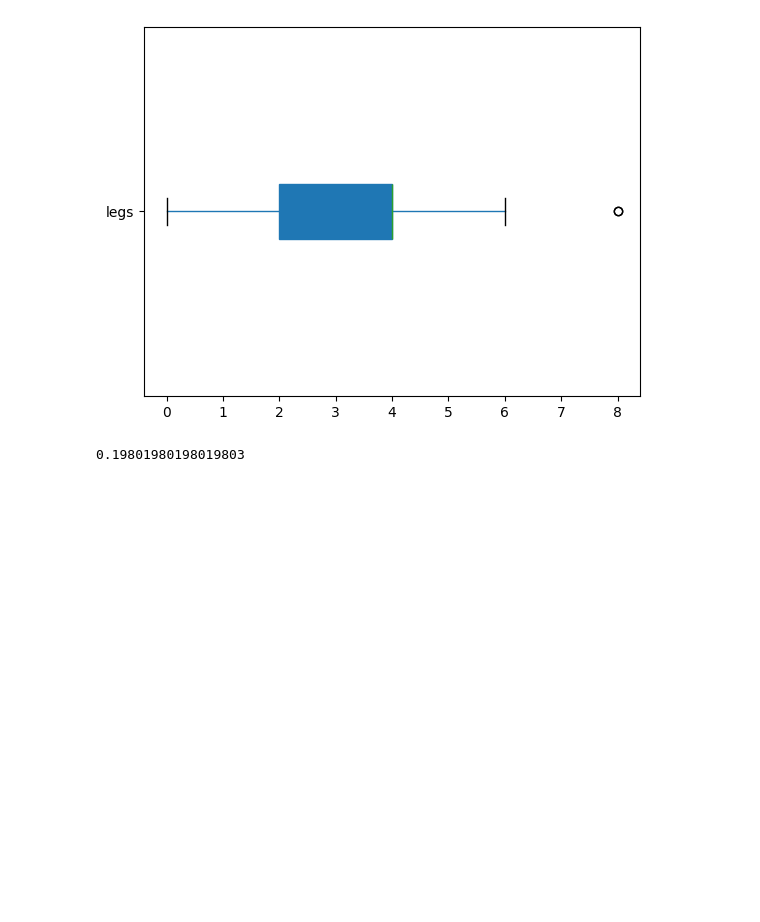
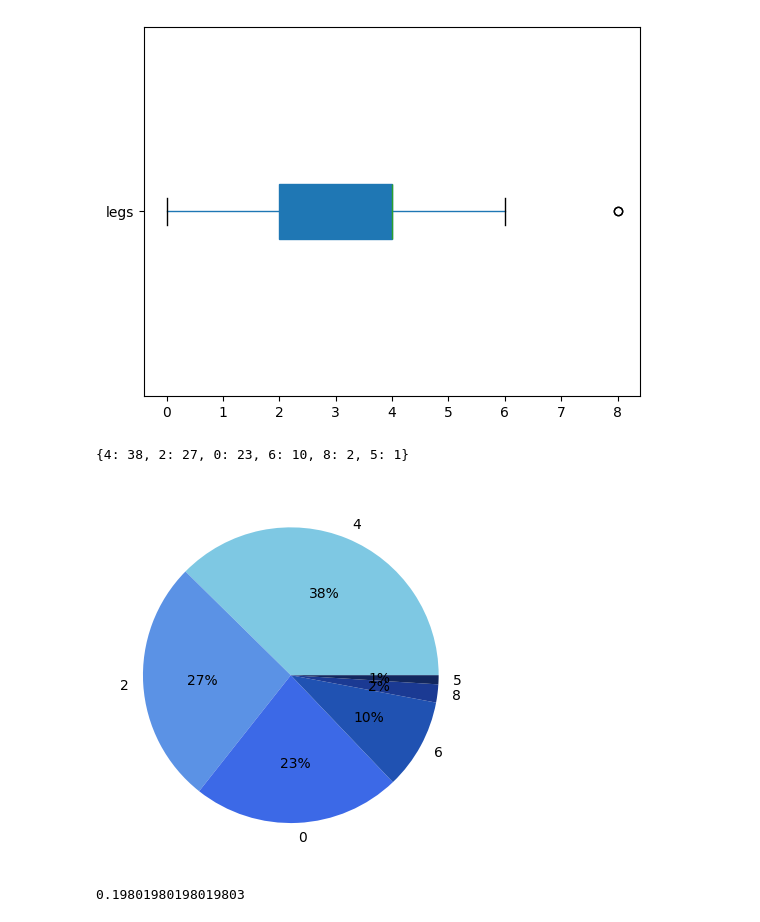
Before and after one commit to b8niiii/project, a Jupyter notebook: animal_notebook.ipynb, the cells around one changed output. Saved outputs shown, nothing was run; the diff lists cells and outputs as text; code cells hidden in the pictures; blank space fills up the shorter version.

Commit message:
Created a pie chart

```diff
--- a/animal_notebook.ipynb
+++ b/animal_notebook.ipynb
@@ -26,6 +26,23 @@ plot = zoo.boxplot("legs", grid = False, vert = False, patch_artist = True )
 plt.show()
 # %% [output]
 [figure]
+# %%
+legs_count = zoo['legs'].value_counts().to_dict()
+legs_count
+# %% [output]
+{4: 38, 2: 27, 0: 23, 6: 10, 8: 2, 5: 1}
+# %%
+plt.pie(legs_count.values(), labels = legs_count.keys(), autopct= '%1.0f%%',
+        colors = ["#7EC8E3",
+                  "#5B92E5",
+                  "#3C69E7",
+                  "#2052B2",
+                  "#1B3A93",
+                  "#12275E"]
+)
+plt.show()
+# %% [output]
+[figure, added]
 # %%
 def percentage(column_name):
     percent = int(zoo[column_name].sum()) / 101
```
Also changed, not shown: parts of 2 cells of this notebook.
